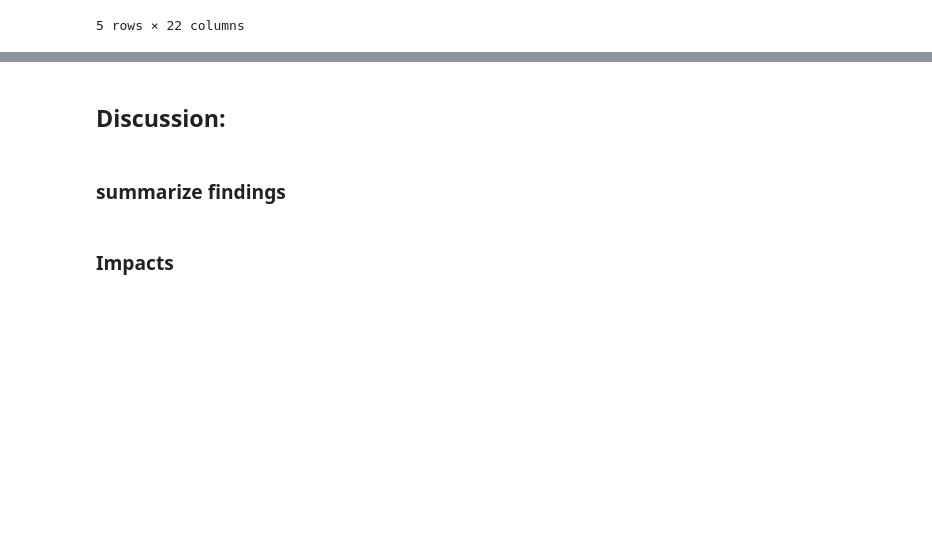
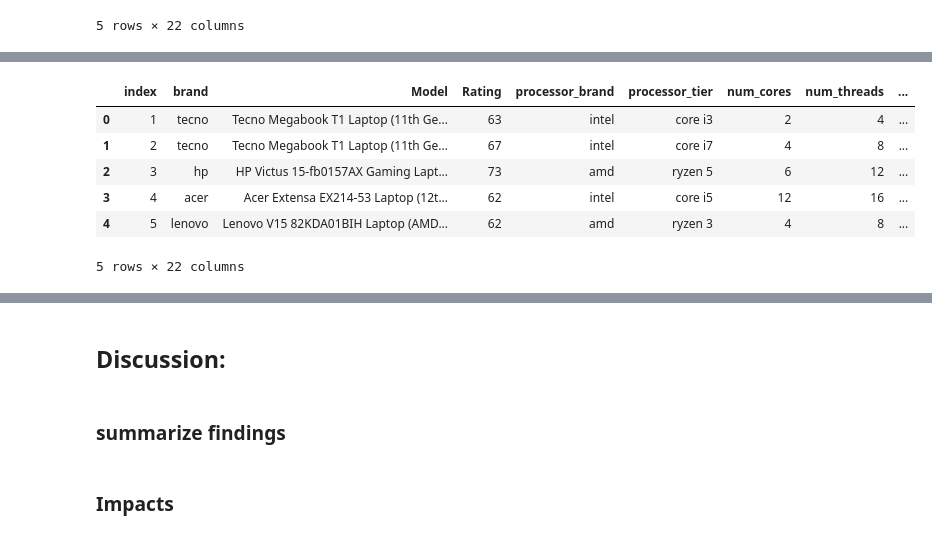
Before and after one commit to DSCI-310-2024/DSCI-310-Group_13, a Jupyter notebook: report.ipynb, the cells around one changed output, grey strips where cells are left out. Drawn from its saved outputs; the diff is of its cells as text; code cells hidden in the pictures; blank space fills up the shorter version.

```diff
--- a/report.ipynb
+++ b/report.ipynb
@@ -104,6 +104,8 @@ for file_name, data_frame in data_dict.items():
     print(f"File: {file_name}")
     display(data_frame.head())  # Display the first few rows of each data frame
     print()
+
+df = data_frame
 # %% [output]
 File: laptops.csv
 |  | index | brand | Model | Price | Rating | processor_brand | processor_tier | num_cores | num_threads | ... |
@@ -115,0 +168,8 @@ File: laptops.csv
+# %%
+exchange_rate = 0.012  # Current exchange rate from Indian Rupee to USD
+
+# Add a new column to the DataFrame for the price in USD
+df['Price_USD'] = df['Price'] * exchange_rate
+
+# To see the first few rows and verify the new column
+print(df.head())
@@ -115,0 +194,9 @@ File: laptops.csv
+# %%
+# Delete the original 'Price' column
+df.drop('Price', axis=1, inplace=True)
+
+# Rename 'Price_USD' column to 'Price'
+df.rename(columns={'Price_USD': 'Price'}, inplace=True)
+
+# Display the first few rows to verify the changes
+print(df.head())
@@ -115,0 +221,10 @@ File: laptops.csv
+# %%
+df.head()
+# %% [output]
+|  | index | brand | Model | Rating | processor_brand | processor_tier | num_cores | num_threads | ... |
+| 0 | 1 | tecno | Tecno Megabook T1 Laptop (11th Ge... | 63 | intel | core i3 | 2 | 4 | ... |
+| 1 | 2 | tecno | Tecno Megabook T1 Laptop (11th Ge... | 67 | intel | core i7 | 4 | 8 | ... |
+| 2 | 3 | hp | HP Victus 15-fb0157AX Gaming Lapt... | 73 | amd | ryzen 5 | 6 | 12 | ... |
+| 3 | 4 | acer | Acer Extensa EX214-53 Laptop (12t... | 62 | intel | core i5 | 12 | 16 | ... |
+| 4 | 5 | lenovo | Lenovo V15 82KDA01BIH Laptop (AMD... | 62 | amd | ryzen 3 | 4 | 8 | ... |
+5 rows × 22 columns
```
Also changed, not shown: parts of 7 cells of this notebook.
